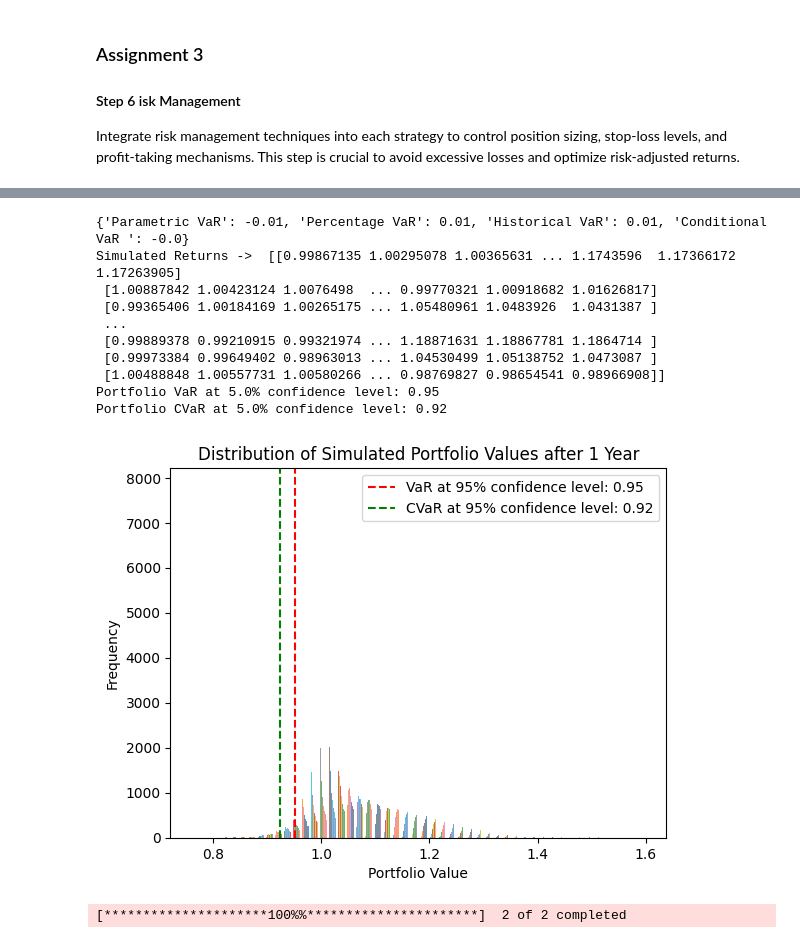
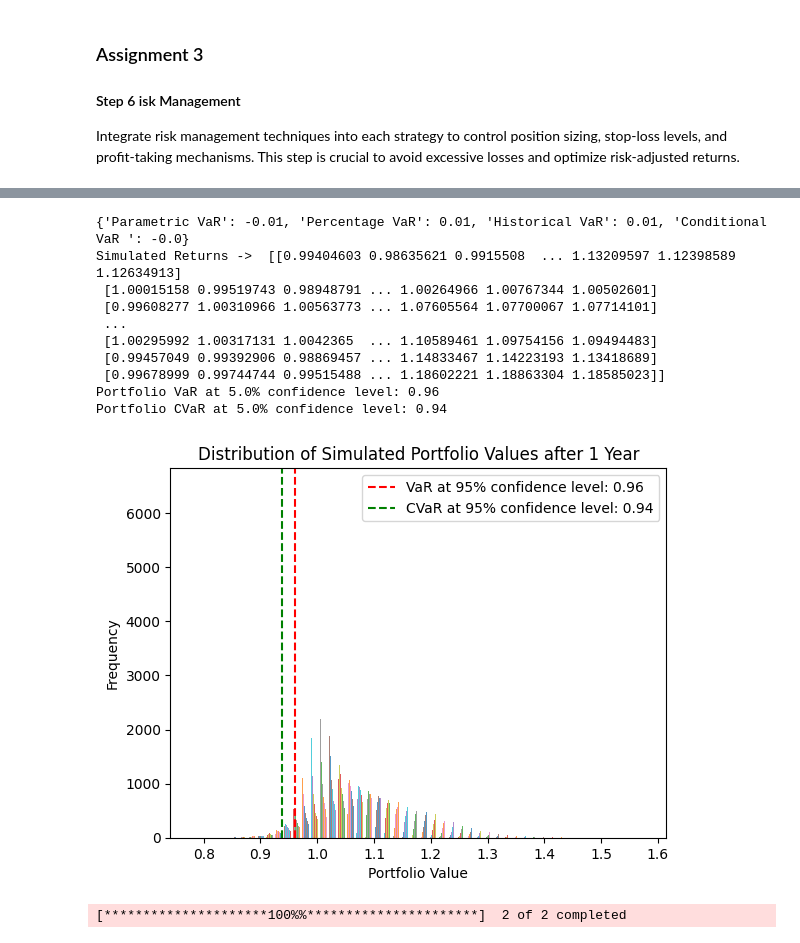
Before and after one commit to gsharma239/MBAZG555, a Jupyter notebook: Assignment-3.ipynb, the cells around one changed output, grey strips where cells are left out. Drawn from its saved outputs; the diff is of its cells as text; code cells hidden in the pictures.

```diff
--- a/Assignment-3.ipynb
+++ b/Assignment-3.ipynb
@@ -223,4 +357,5 @@ def monte_carlo_simulation(returns, num_simulations, num_periods):
 # %%
+
 # Set the confidence level
 confidence_level = 0.05
 
@@ -237,45 +372,45 @@ ticker_df.dropna(inplace = True)
 
 # calculate the daily returns & drop the unnecessary columns
 #ticker_df[ 'daily_returns'] = ta.others.DailyLogReturnIndicator( close=ticker_df['Close'] ).daily_log_return()
 ticker_df[ 'daily_returns'] = ticker_df['Close'].pct_change()
 ticker_df.drop( drop_column_list ,axis=1, inplace=True, errors='ignore')
 
-calculate_smacrossover_returns( ticker_df, 7, 21, 0.05, 0.1)
+calculate_emacrossover_returns( ticker_df, 7, 21, 0.05, 0.1)
 
 ticker_df.dropna(inplace=True)
 
-print ( calculate_risk_measures( ticker_df['sma_crossover_adjusted_returns'], confidence_level) )
+print ( calculate_risk_measures( ticker_df['ema_crossover_adjusted_returns'], confidence_level) )
 
-simulated_results = monte_carlo_simulation(ticker_df['sma_crossover_adjusted_returns'], 10000, 252)
+simulated_results = monte_carlo_simulation(ticker_df['ema_crossover_adjusted_returns'], 10000, 252)
 
 VaR_95 = np.percentile(simulated_results, 100 * confidence_level)
 CVaR_95 = simulated_results[simulated_results <= VaR_95].mean()
 
 # Print the results
 print(f"Portfolio VaR at {confidence_level * 100}% confidence level: {VaR_95:.2f}")
 print(f"Portfolio CVaR at {confidence_level * 100}% confidence level: {CVaR_95:.2f}")
 
 # Plot the distribution of simulated portfolio values
 plt.hist(simulated_results, bins=50, alpha=0.75)
 plt.axvline(x=VaR_95, color='r', linestyle='--', label=f'VaR at 95% confidence level: {VaR_95:.2f}')
 plt.axvline(x=CVaR_95, color='g', linestyle='--', label=f'CVaR at 95% confidence level: {CVaR_95:.2f}')
 plt.title('Distribution of Simulated Portfolio Values after 1 Year')
 plt.xlabel('Portfolio Value')
 plt.ylabel('Frequency')
 plt.legend()
 plt.show()
 # %% [output]
 {'Parametric VaR': -0.01, 'Percentage VaR': 0.01, 'Historical VaR': 0.01, 'Conditional VaR ': -0.0}
-Simulated Returns ->  [[0.99867135 1.00295078 1.00365631 ... 1.1743596  1.17366172 1.17263905]
- [1.00887842 1.00423124 1.0076498  ... 0.99770321 1.00918682 1.01626817]
- [0.99365406 1.00184169 1.00265175 ... 1.05480961 1.0483926  1.0431387 ]
+Simulated Returns ->  [[0.99404603 0.98635621 0.9915508  ... 1.13209597 1.12398589 1.12634913]
+ [1.00015158 0.99519743 0.98948791 ... 1.00264966 1.00767344 1.00502601]
+ [0.99608277 1.00310966 1.00563773 ... 1.07605564 1.07700067 1.07714101]
  ...
- [0.99889378 0.99210915 0.99321974 ... 1.18871631 1.18867781 1.1864714 ]
- [0.99973384 0.99649402 0.98963013 ... 1.04530499 1.05138752 1.0473087 ]
- [1.00488848 1.00557731 1.00580266 ... 0.98769827 0.98654541 0.98966908]]
-Portfolio VaR at 5.0% confidence level: 0.95
-Portfolio CVaR at 5.0% confidence level: 0.92
+ [1.00295992 1.00317131 1.0042365  ... 1.10589461 1.09754156 1.09494483]
+ [0.99457049 0.99392906 0.98869457 ... 1.14833467 1.14223193 1.13418689]
+ [0.99678999 0.99744744 0.99515488 ... 1.18602221 1.18863304 1.18585023]]
+Portfolio VaR at 5.0% confidence level: 0.96
+Portfolio CVaR at 5.0% confidence level: 0.94
-[figure, old version]
+[figure, new version]
 # %%
 # do the sentiment analysis
 
```
Also changed, not shown: parts of 4 cells of this notebook.
